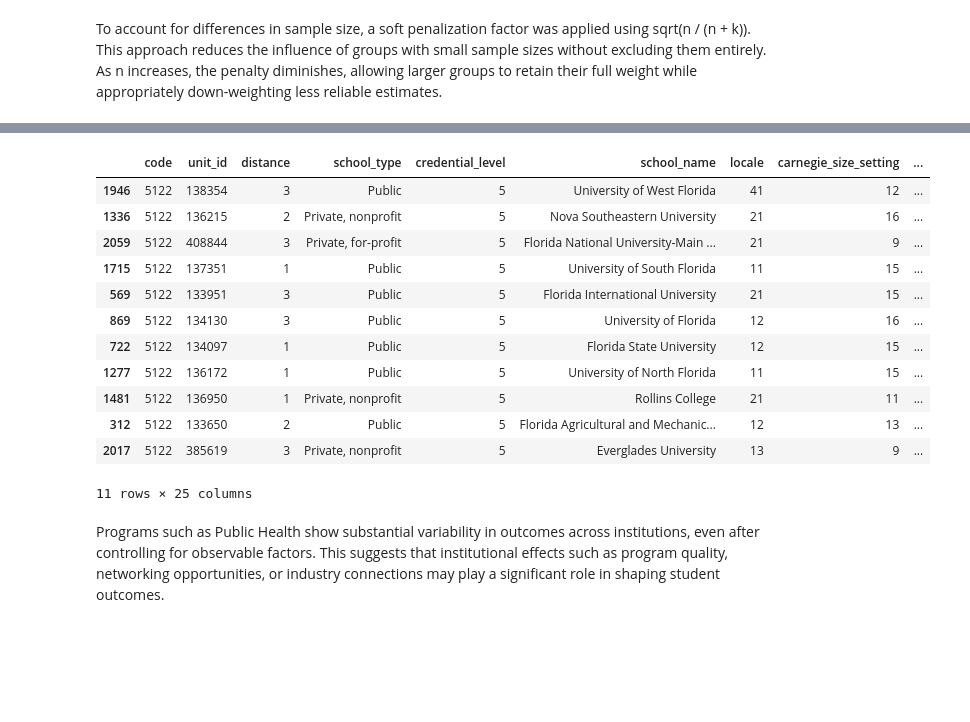
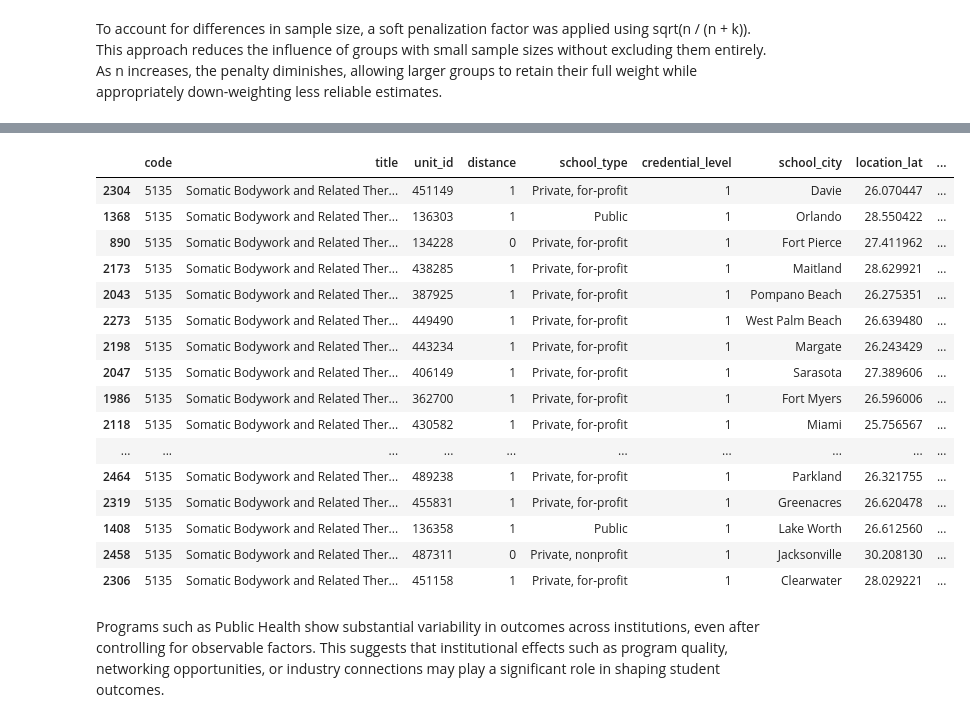
Before and after one commit to sebastianhonorat-dev/CAP_3764_2026_Spring_Team_6, a Jupyter notebook: notebooks/setup_residual_ranking.ipynb, the cells around one changed output, grey strips where cells are left out. Drawn from its saved outputs; the diff is of its cells as text; code cells hidden in the pictures; blank space fills up the shorter version.

Commit message:
tried alot of ml model

```diff
--- a/notebooks/setup_residual_ranking.ipynb
+++ b/notebooks/setup_residual_ranking.ipynb
@@ -302,0 +513,32 @@ Test R2: 0.7616
+# %%
+enet_pipe = Pipeline([
+    ("preprocessor", preprocessor),
+    ("reg", ElasticNet(max_iter=100000))
+])
+
+
+enet_param_grid = {
+    "reg__alpha": [0.01, 0.1, 1.0, 3.0, 10.0, 50.0],
+    "reg__l1_ratio": [0.005, 0.1, 0.3, 0.5, 0.7, 0.9]
+}
+
+enet_grid = GridSearchCV(
+    enet_pipe,
+    param_grid=enet_param_grid,
+    scoring="neg_mean_absolute_error",
+    cv=cv,
+    n_jobs=1,
+    refit=True,
+    verbose=1,
+    error_score="raise"
+)
+
+enet_grid.fit(X_train, y_train_log)
+
+print("ElasticNet Best params:", enet_grid.best_params_)
+print("ElasticNet Best CV MAE:", round(-enet_grid.best_score_, 2))
+enet_best_model = enet_grid.best_estimator_
+enet_preds = enet_best_model.predict(X_test)
+
+print("ElasticNet Test MAE:", round(mean_absolute_error(y_test_log, enet_preds), 2))
+print("ElasticNet Test R2:", round(r2_score(y_test_log, enet_preds), 4))
@@ -481,8 +707,8 @@ Feature importance analysis from the XGBoost model shows that categorical variab
 cv_preds = cross_val_predict(grid_xgb_log, X, np.log(y), cv=cv, method="predict")
 
 log_error_df = X.copy()
-log_error_df["actual"] = np.log(y)
-log_error_df["pred"] = cv_preds
+log_error_df["4_year_earning"] = np.log(y)
+log_error_df["4_year_pred"] = cv_preds
 # log_error_df["error"] = log_error_df["actual"] - log_error_df["pred"]
 
 cols_to_add = ["title", "school_name", "credential_level","4_yr_working_count"]
@@ -501,11 +727,11 @@ Predictions are the typical (median-like) expected earnings rather than the aver
 error_df=log_error_df.copy()
 display(error_df.head())
 
-delog_col = ["actual","pred"]
+delog_col = ["4_year_earning","4_year_pred"]
 for col in delog_col:
     error_df[col] = np.exp(error_df[col])
 
-error_df["error"] = error_df["actual"] - error_df["pred"]
+error_df["4_year_error"] = error_df["4_year_earning"] - error_df["4_year_pred"]
 
 display(error_df.head())
 # %% [output]
@@ -575,6 +1022,8 @@ NameError: name 'rank_score' is not defined
 To avoid instability in groups with small sample sizes, a small constant (epsilon) was added to the standard deviation when computing the final score. This prevents artificially inflated scores caused by near-zero variance estimates, while still allowing all groups to be included in the analysis.
 # %% [markdown]
 To account for differences in sample size, a soft penalization factor was applied using sqrt(n / (n + k)). This approach reduces the influence of groups with small sample sizes without excluding them entirely. As n increases, the penalty diminishes, allowing larger groups to retain their full weight while appropriately down-weighting less reliable estimates.
+# %%
+error_df=error_df.drop(columns="rank_diff")
 # %%
 program_variability = (
     error_df
@@ -616,22 +1073,26 @@ top_programs
 # %%
 (
-    error_df[(error_df["code"] == "5122")&(error_df["credential_level"]==5)]
+    error_df[(error_df["code"] == "5135")&(error_df["credential_level"]==1)]
     .sort_values(["credential_level", "score"], ascending=[True, False])
 )
 # %% [output]
-|  | code | unit_id | distance | school_type | credential_level | school_name | locale | carnegie_size_setting | ... |
-| 1946 | 5122 | 138354 | 3 | Public | 5 | University of West Florida | 41 | 12 | ... |
-| 1336 | 5122 | 136215 | 2 | Private, nonprofit | 5 | Nova Southeastern University | 21 | 16 | ... |
-| 2059 | 5122 | 408844 | 3 | Private, for-profit | 5 | Florida National University-Main ... | 21 | 9 | ... |
-| 1715 | 5122 | 137351 | 1 | Public | 5 | University of South Florida | 11 | 15 | ... |
-| 569 | 5122 | 133951 | 3 | Public | 5 | Florida International University | 21 | 15 | ... |
-| 869 | 5122 | 134130 | 3 | Public | 5 | University of Florida | 12 | 16 | ... |
-| 722 | 5122 | 134097 | 1 | Public | 5 | Florida State University | 12 | 15 | ... |
-| 1277 | 5122 | 136172 | 1 | Public | 5 | University of North Florida | 11 | 15 | ... |
-| 1481 | 5122 | 136950 | 1 | Private, nonprofit | 5 | Rollins College | 21 | 11 | ... |
-| 312 | 5122 | 133650 | 2 | Public | 5 | Florida Agricultural and Mechanic... | 12 | 13 | ... |
-| 2017 | 5122 | 385619 | 3 | Private, nonprofit | 5 | Everglades University | 13 | 9 | ... |
+|  | code | title | unit_id | distance | school_type | credential_level | school_city | location_lat | ... |
+| 2304 | 5135 | Somatic Bodywork and Related Ther... | 451149 | 1 | Private, for-profit | 1 | Davie | 26.070447 | ... |
+| 1368 | 5135 | Somatic Bodywork and Related Ther... | 136303 | 1 | Public | 1 | Orlando | 28.550422 | ... |
+| 890 | 5135 | Somatic Bodywork and Related Ther... | 134228 | 0 | Private, for-profit | 1 | Fort Pierce | 27.411962 | ... |
+| 2173 | 5135 | Somatic Bodywork and Related Ther... | 438285 | 1 | Private, for-profit | 1 | Maitland | 28.629921 | ... |
+| 2043 | 5135 | Somatic Bodywork and Related Ther... | 387925 | 1 | Private, for-profit | 1 | Pompano Beach | 26.275351 | ... |
+| 2273 | 5135 | Somatic Bodywork and Related Ther... | 449490 | 1 | Private, for-profit | 1 | West Palm Beach | 26.639480 | ... |
+| 2198 | 5135 | Somatic Bodywork and Related Ther... | 443234 | 1 | Private, for-profit | 1 | Margate | 26.243429 | ... |
+| 2047 | 5135 | Somatic Bodywork and Related Ther... | 406149 | 1 | Private, for-profit | 1 | Sarasota | 27.389606 | ... |
+| 1986 | 5135 | Somatic Bodywork and Related Ther... | 362700 | 1 | Private, for-profit | 1 | Fort Myers | 26.596006 | ... |
+| 2118 | 5135 | Somatic Bodywork and Related Ther... | 430582 | 1 | Private, for-profit | 1 | Miami | 25.756567 | ... |
+| ... | ... | ... | ... | ... | ... | ... | ... | ... | ... |
+| 2464 | 5135 | Somatic Bodywork and Related Ther... | 489238 | 1 | Private, for-profit | 1 | Parkland | 26.321755 | ... |
+| 2319 | 5135 | Somatic Bodywork and Related Ther... | 455831 | 1 | Private, for-profit | 1 | Greenacres | 26.620478 | ... |
+| 1408 | 5135 | Somatic Bodywork and Related Ther... | 136358 | 1 | Public | 1 | Lake Worth | 26.612560 | ... |
+| 2458 | 5135 | Somatic Bodywork and Related Ther... | 487311 | 0 | Private, nonprofit | 1 | Jacksonville | 30.208130 | ... |
+| 2306 | 5135 | Somatic Bodywork and Related Ther... | 451158 | 1 | Private, for-profit | 1 | Clearwater | 28.029221 | ... |
-11 rows × 25 columns
 # %%
 import plotly.express as px
 bar_df = error_df[
```
Also changed, not shown: parts of 32 cells of this notebook, 21 other files.
